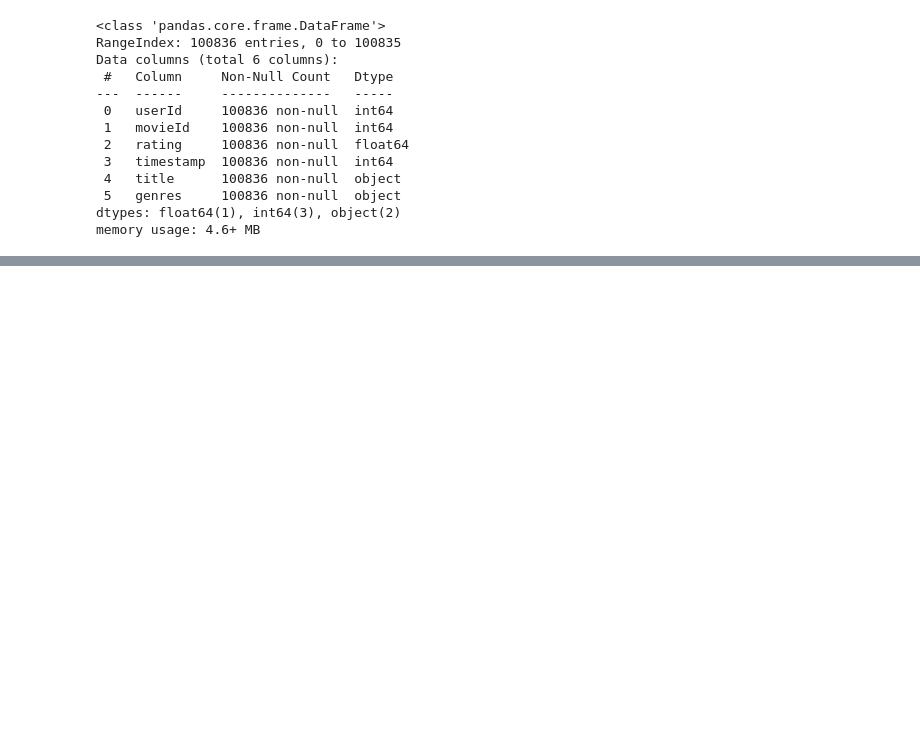
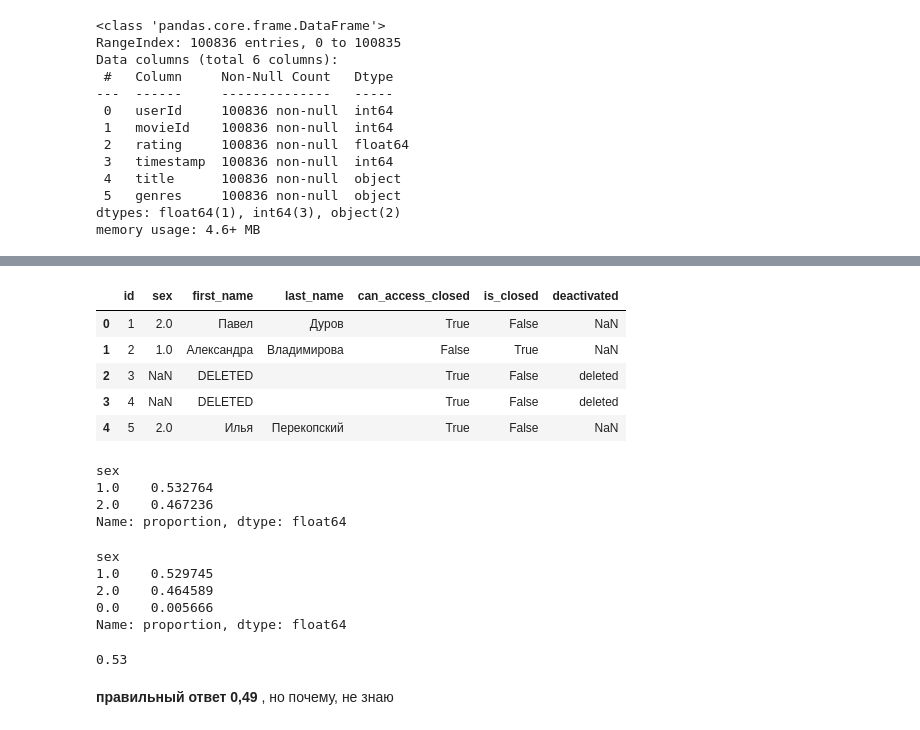
Before and after one commit to oresh247/SF_DS_PYTHON, a Jupyter notebook: SF/PY_16/PY_16.ipynb, the cells around one changed output, grey strips where cells are left out. Saved outputs shown, nothing was run; the diff lists cells and outputs as text; code cells hidden in the pictures; blank space fills up the shorter version.

```diff
--- a/SF/PY_16/PY_16.ipynb
+++ b/SF/PY_16/PY_16.ipynb
@@ -217,0 +731,6 @@ memory usage: 4.6+ MB
+# %%
+token = '78777f3378777f3378777f33097b6f650e7787778777f331e51c8d9dabb0de263ebfdd7' # Указываем свой сервисный токен
+url = 'https://api.vk.com/method/users.get' # Указываем адрес страницы к которой делаем запрос
+params = {'user_id': 1, 'v': 5.95, 'fields': 'sex,bdate', 'access_token': token, 'lang': 'ru'} # Перечисляем параметры нашего запроса в словаре params
+response = requests.get(url, params=params) # Отправляем запрос
+print(response.text) # Выводим текст ответа на экран
@@ -217,0 +777,4 @@ memory usage: 4.6+ MB
+# %%
+ids = ",".join(map(str, range(1, 501))) # Формируем строку, содержащую информацию о поле id первых трёх пользователей
+params = {'user_ids': ids, 'v': 5.95, 'fields': 'sex', 'access_token': token, 'lang': 'ru'} # Формируем строку параметров
+users = requests.get(url, params=params).json()['response'] # Посылаем запрос, полученный ответ в формате JSON-строки преобразуем в словарь и выводим на экран его содержимое, используя функцию pprint()
@@ -217,0 +801,11 @@ memory usage: 4.6+ MB
+# %%
+df = pd.DataFrame(users)
+# Выводим на экран первые строки полученного DataFrame
+display(df.head())
+# %% [output]
+|  | id | sex | first_name | last_name | can_access_closed | is_closed | deactivated |
+| 0 | 1 | 2.0 | Павел | Дуров | True | False | NaN |
+| 1 | 2 | 1.0 | Александра | Владимирова | False | True | NaN |
+| 2 | 3 | NaN | DELETED |  | True | False | deleted |
+| 3 | 4 | NaN | DELETED |  | True | False | deleted |
+| 4 | 5 | 2.0 | Илья | Перекопский | True | False | NaN |
@@ -217,0 +814,38 @@ memory usage: 4.6+ MB
+# %%
+filtered = df[df['sex']!=0]
+filtered['sex'].value_counts(normalize=True)
+# %% [output]
+sex
+1.0    0.532764
+2.0    0.467236
+Name: proportion, dtype: float64
+# %%
+df['sex'].value_counts(normalize=True)
+# %% [output]
+sex
+1.0    0.529745
+2.0    0.464589
+0.0    0.005666
+Name: proportion, dtype: float64
+# %%
+m=0
+w=0
+for elem in users:
+  if 'sex' in elem:
+    if isinstance(elem['sex'], int):
+      if elem['sex']==2:
+        m+=1
+      elif elem['sex']==1:
+        w+=1
+      else:
+        continue
+    else:
+      continue
+  else:
+      continue
+
+print(round(w/(m+w),2))
+# %% [output]
+0.53
+# %% [markdown]
+**правильный ответ 0,49** , но почему, не знаю
```
Also changed, not shown: parts of 80 cells of this notebook, 33 other files.
